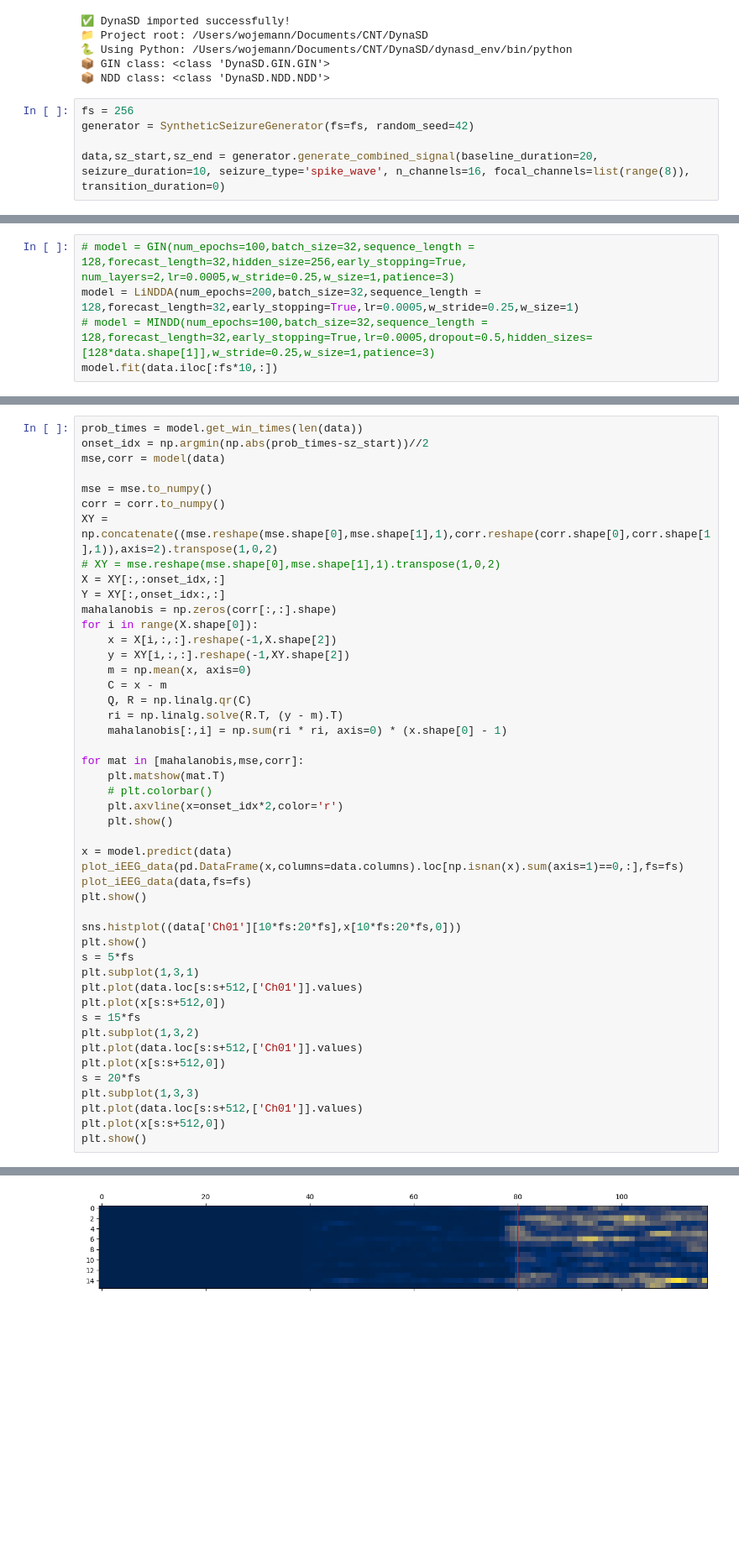
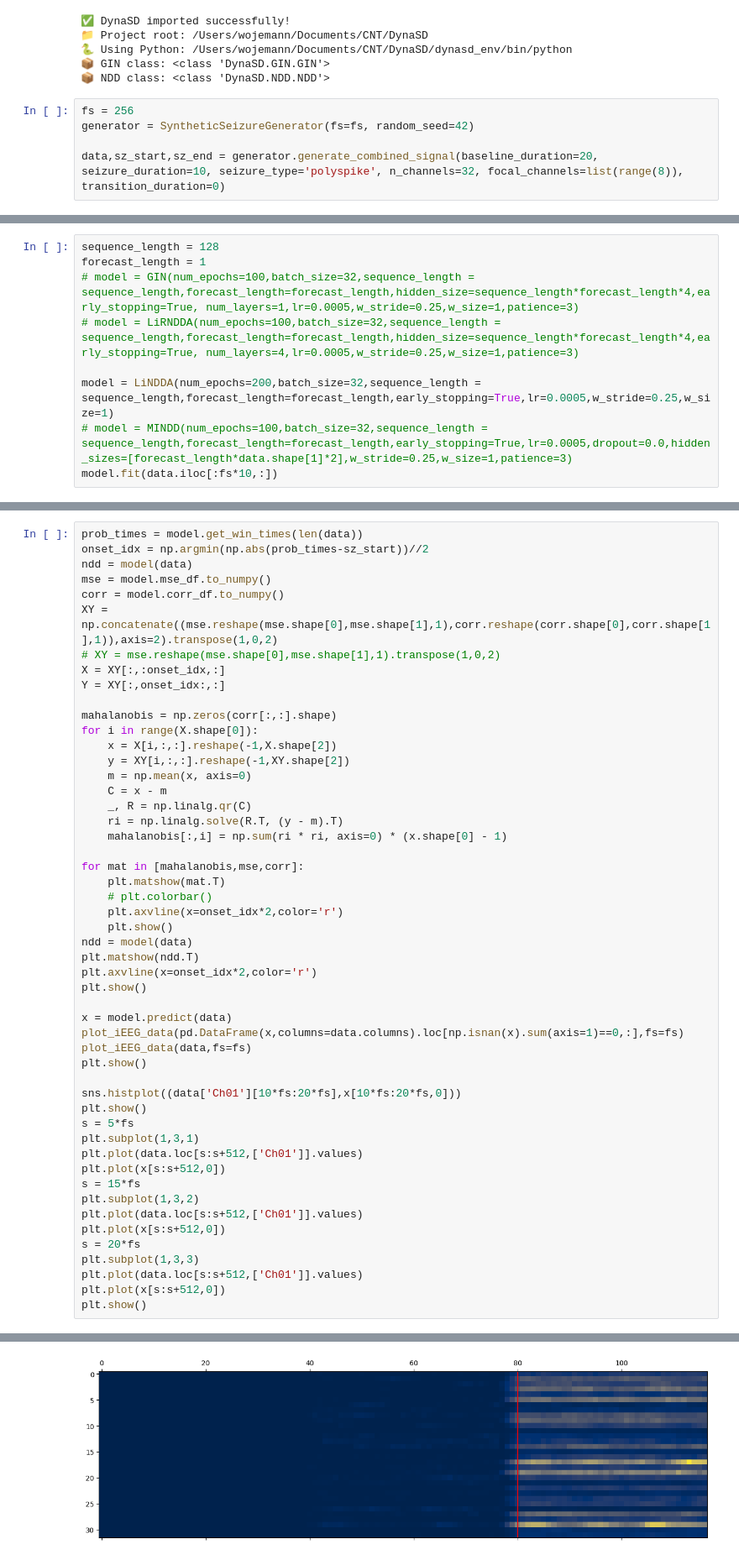
Before and after one commit to wojemann/DynaSD, a Jupyter notebook: examples/test_sim.ipynb, the cells around one changed output, grey strips where cells are left out. Shown at 84% size. Saved outputs shown, nothing was run; the diff lists cells and outputs as text; blank space fills up the shorter version.

```diff
--- a/examples/test_sim.ipynb
+++ b/examples/test_sim.ipynb
@@ -50,7 +50,7 @@ print(f"📦 NDD class: {NDD}")
 fs = 256
 generator = SyntheticSeizureGenerator(fs=fs, random_seed=42)
 
-data,sz_start,sz_end = generator.generate_combined_signal(baseline_duration=20, seizure_duration=10, seizure_type='spike_wave', n_channels=16, focal_channels=list(range(8)), transition_duration=0)
+data,sz_start,sz_end = generator.generate_combined_signal(baseline_duration=20, seizure_duration=10, seizure_type='polyspike', n_channels=32, focal_channels=list(range(8)), transition_duration=0)
 # %%
 from example_utils import plot_iEEG_data
 
@@ -64,6 +64,10 @@ plt.show()
 # %%
-# model = GIN(num_epochs=100,batch_size=32,sequence_length = 128,forecast_length=32,hidden_size=256,early_stopping=True, num_layers=2,lr=0.0005,w_stride=0.25,w_size=1,patience=3)
-model = LiNDDA(num_epochs=200,batch_size=32,sequence_length = 128,forecast_length=32,early_stopping=True,lr=0.0005,w_stride=0.25,w_size=1)
-# model = MINDD(num_epochs=100,batch_size=32,sequence_length = 128,forecast_length=32,early_stopping=True,lr=0.0005,dropout=0.5,hidden_sizes=[128*data.shape[1]],w_stride=0.25,w_size=1,patience=3)
+sequence_length = 128
+forecast_length = 1
+# model = GIN(num_epochs=100,batch_size=32,sequence_length = sequence_length,forecast_length=forecast_length,hidden_size=sequence_length*forecast_length*4,early_stopping=True, num_layers=1,lr=0.0005,w_stride=0.25,w_size=1,patience=3)
+# model = LiRNDDA(num_epochs=100,batch_size=32,sequence_length = sequence_length,forecast_length=forecast_length,hidden_size=sequence_length*forecast_length*4,early_stopping=True, num_layers=4,lr=0.0005,w_stride=0.25,w_size=1,patience=3)
+
+model = LiNDDA(num_epochs=200,batch_size=32,sequence_length = sequence_length,forecast_length=forecast_length,early_stopping=True,lr=0.0005,w_stride=0.25,w_size=1)
+# model = MINDD(num_epochs=100,batch_size=32,sequence_length = sequence_length,forecast_length=forecast_length,early_stopping=True,lr=0.0005,dropout=0.0,hidden_sizes=[forecast_length*data.shape[1]*2],w_stride=0.25,w_size=1,patience=3)
 model.fit(data.iloc[:fs*10,:])
 # %% [output]
@@ -94,21 +153,21 @@ Creating 236 non-overlapping sequences from continuous data
 # %%
 prob_times = model.get_win_times(len(data))
 onset_idx = np.argmin(np.abs(prob_times-sz_start))//2
-mse,corr = model(data)
-
-mse = mse.to_numpy()
-corr = corr.to_numpy()
+ndd = model(data)
+mse = model.mse_df.to_numpy()
+corr = model.corr_df.to_numpy()
 XY = np.concatenate((mse.reshape(mse.shape[0],mse.shape[1],1),corr.reshape(corr.shape[0],corr.shape[1],1)),axis=2).transpose(1,0,2)
 # XY = mse.reshape(mse.shape[0],mse.shape[1],1).transpose(1,0,2)
 X = XY[:,:onset_idx,:]
 Y = XY[:,onset_idx:,:]
+
 mahalanobis = np.zeros(corr[:,:].shape)
 for i in range(X.shape[0]):
     x = X[i,:,:].reshape(-1,X.shape[2])
     y = XY[i,:,:].reshape(-1,XY.shape[2])
     m = np.mean(x, axis=0)
     C = x - m
-    Q, R = np.linalg.qr(C)
+    _, R = np.linalg.qr(C)
     ri = np.linalg.solve(R.T, (y - m).T)
     mahalanobis[:,i] = np.sum(ri * ri, axis=0) * (x.shape[0] - 1)
 
@@ -117,6 +176,10 @@ for mat in [mahalanobis,mse,corr]:
     # plt.colorbar()
     plt.axvline(x=onset_idx*2,color='r')
     plt.show()
+ndd = model(data)
+plt.matshow(ndd.T)
+plt.axvline(x=onset_idx*2,color='r')
+plt.show()
 
 x = model.predict(data)
 plot_iEEG_data(pd.DataFrame(x,columns=data.columns).loc[np.isnan(x).sum(axis=1)==0,:],fs=fs)
@@ -143 +206 @@ Creating 236 non-overlapping sequences from continuous data
-[figure, old version]
+[figure, new version]
```
Also changed, not shown: parts of 11 cells of this notebook, 5 other files.
